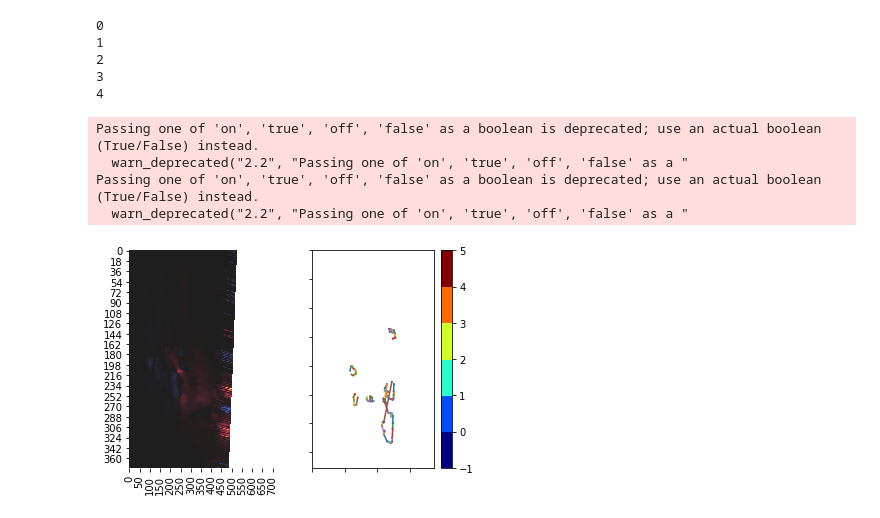
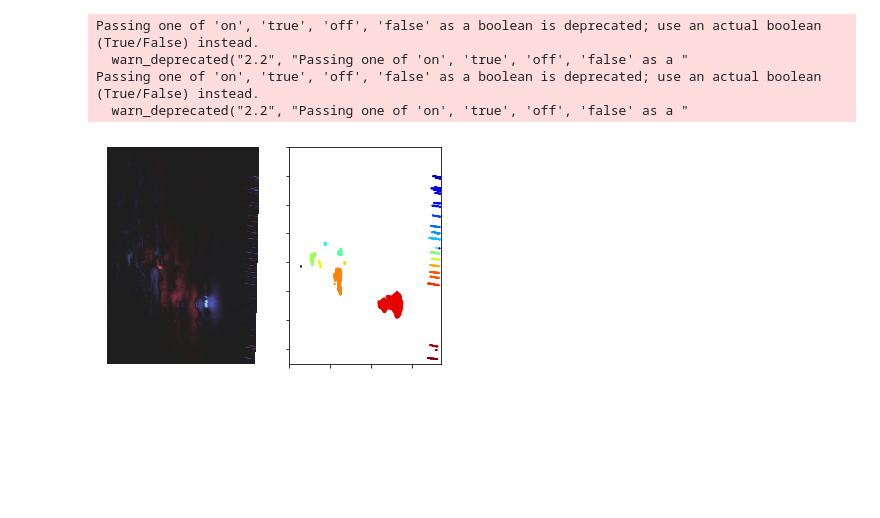
Before and after one commit to husun0822/BlueSky_Project, a Jupyter notebook: PIL/PIL_Core.ipynb, the cells around one changed output. Saved outputs shown, nothing was run; the diff lists cells and outputs as text; code cells hidden in the pictures; blank space fills up the shorter version.

```diff
--- a/PIL/PIL_Core.ipynb
+++ b/PIL/PIL_Core.ipynb
@@ -162,0 +192,2 @@ def PIL(file,threshold=99,penalty_C=1.0):
+# %%
+pos_coor, pos_cluster, neg_coor, neg_cluster = clean_data(pixel_coor,pixel_weight,pixel_polarity,valid_image)
@@ -163,2 +214,38 @@ def PIL(file,threshold=99,penalty_C=1.0):
+# %%
+the_coor = neg_coor
+thecluster = neg_cluster
+# %%
+N = len(set(thecluster))
+# define the colormap
+cmap = plt.cm.jet
+# extract all colors from the .jet map
+cmaplist = [cmap(i) for i in range(cmap.N)]
+# create the new map
+cmap = cmap.from_list('Custom cmap', cmaplist, cmap.N)
+
+# define the bins and normalize
+bounds = np.linspace(-1,N,N+2)
+norm = mpl.colors.BoundaryNorm(bounds, cmap.N)
+
+fig = plt.subplots(nrows=1, ncols=2)
+
+plt.subplot(1, 2, 1)
+seaborn.heatmap(image, center=0, cbar=False,xticklabels=False, yticklabels=False)
+
+plt.subplot(1, 2, 2)
+plt.scatter(the_coor[:, 1], the_coor[:, 0], c=thecluster,cmap=cmap, marker='o', s=0.5)
+plt.xlim(0, image.shape[1])
+plt.ylim(0, image.shape[0])
+plt.gca().invert_yaxis()
+plt.tick_params(labelbottom='off')
+plt.tick_params(labelleft='off')
+
+plt.show()
+# %% [output]
+Passing one of 'on', 'true', 'off', 'false' as a boolean is deprecated; use an actual boolean (True/False) instead.
+  warn_deprecated("2.2", "Passing one of 'on', 'true', 'off', 'false' as a "
+Passing one of 'on', 'true', 'off', 'false' as a boolean is deprecated; use an actual boolean (True/False) instead.
+  warn_deprecated("2.2", "Passing one of 'on', 'true', 'off', 'false' as a "
+[figure, added]
 # %%
 data = np.load('HARP377.npy')
@@ -281,37 +428,0 @@ for c in clusters:
-# %%
-for q in line_seg:
-    print(q)
-# %% [output]
-0
-1
-2
-3
-4
-# %%
-fig = plt.subplots(nrows=1, ncols=2)
-
-plt.subplot(1, 2, 1)
-seaborn.heatmap(image, center=0, cbar=False)
-
-plt.subplot(1, 2, 2)
-# plt.contourf(x,y,Z,cmap=plt.cm.coolwarm)
-plt.scatter(boundary_point[:, 1], boundary_point[:, 0], c=thecluster,cmap=cmap,norm=norm, marker='o', s=1)
-for q in line_seg:
-    theline = line_seg[q]
-    for k in range(len(theline)-1):
-        linex = [theline[k][1],theline[k+1][1]]
-        liney = [theline[k][0],theline[k+1][0]]
-        plt.plot(linex,liney)
-plt.xlim(0, image.shape[1])
-plt.ylim(0, image.shape[0])
-plt.gca().invert_yaxis()
-plt.tick_params(labelbottom='off')
-plt.tick_params(labelleft='off')
-plt.colorbar(spacing='proportional',ticks=bounds)
-plt.show()
-# %% [output]
-Passing one of 'on', 'true', 'off', 'false' as a boolean is deprecated; use an actual boolean (True/False) instead.
-  warn_deprecated("2.2", "Passing one of 'on', 'true', 'off', 'false' as a "
-Passing one of 'on', 'true', 'off', 'false' as a boolean is deprecated; use an actual boolean (True/False) instead.
-  warn_deprecated("2.2", "Passing one of 'on', 'true', 'off', 'false' as a "
-[figure, removed]
```
Also changed, not shown: parts of 18 cells of this notebook, 5 other files.
